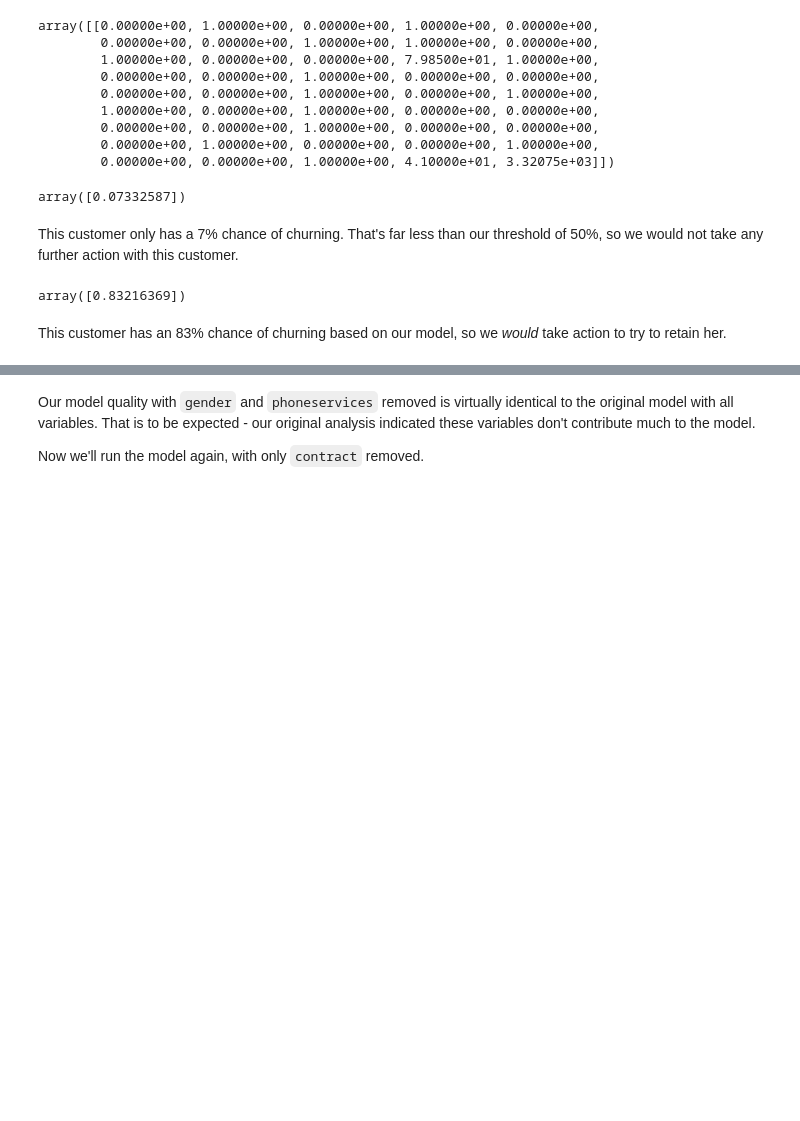
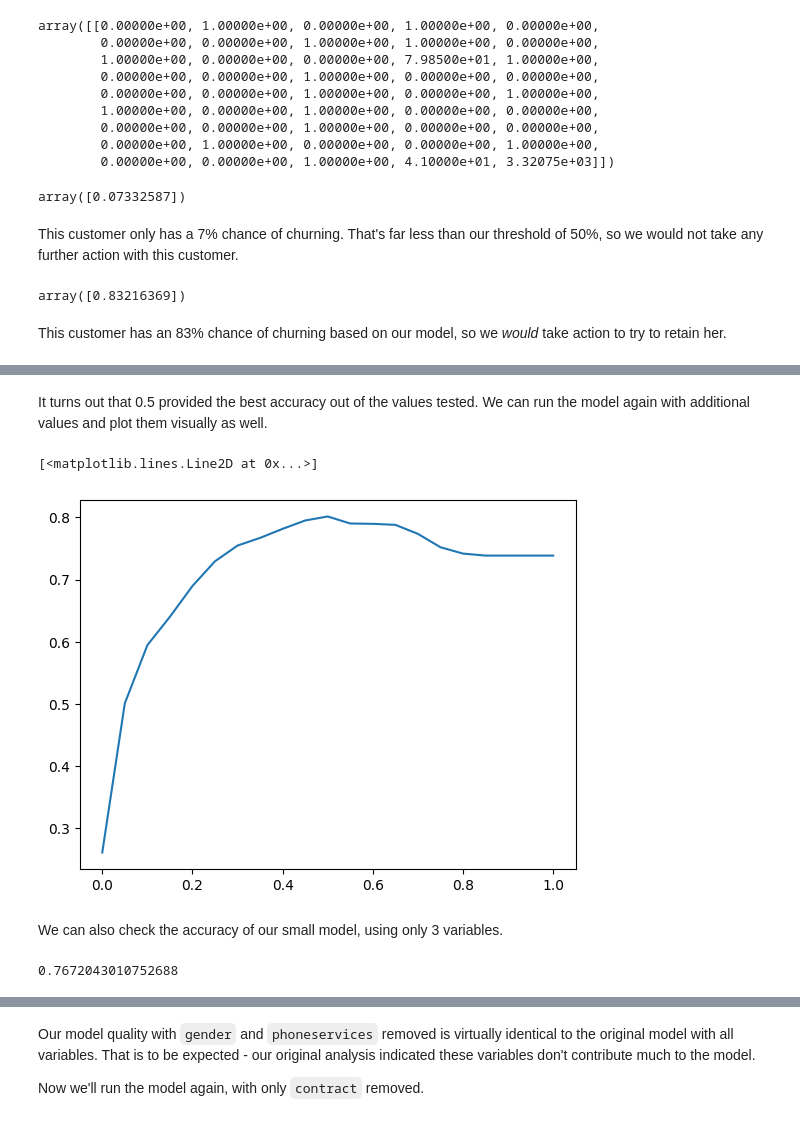
Before and after one commit to mbalexander19/telco_customer_churn, a Jupyter notebook: telco-customer-churn.ipynb, the cells around one changed output, grey strips where cells are left out. Drawn from its saved outputs; the diff is of its cells as text; code cells hidden in the pictures; blank space fills up the shorter version.

Commit message:
Added model accuracy, ROC, CV code

```diff
--- a/telco-customer-churn.ipynb
+++ b/telco-customer-churn.ipynb
@@ -718,0 +733,4 @@ This customer has an 83% chance of churning based on our model, so we *would* ta
+# %%
+y_pred = model.predict_proba(X_val)[:, 1]
+churn = y_pred >= 0.5
+(churn == y_val).mean()
@@ -718,0 +743,7 @@ This customer has an 83% chance of churning based on our model, so we *would* ta
+# %%
+thresholds = np.linspace(0, 1, 11)
+
+for t in thresholds:
+    churn = y_pred >= t
+    acc = accuracy_score(y_val, churn)
+    print(f'{t.round(1)}: {acc.round(3)}')
@@ -718,0 +762,27 @@ This customer has an 83% chance of churning based on our model, so we *would* ta
+# %% [markdown]
+It turns out that 0.5 provided the best accuracy out of the values tested. We can run the model again with additional values and plot them visually as well.
+# %%
+thresholds = np.linspace(0, 1, 21)
+
+accuracies = []
+
+for t in thresholds:
+    acc = accuracy_score(y_val, y_pred >= t)
+    accuracies.append(acc)
+
+plt.plot(thresholds, accuracies)
+# %% [output]
+[<matplotlib.lines.Line2D at 0x...>]
+[figure, added]
+# %% [markdown]
+We can also check the accuracy of our small model, using only 3 variables.
+# %%
+val_dict_small = df_val[small_subset].to_dict(orient = 'records')
+
+X_small_val = dv_small.transform(val_dict_small)
+y_pred_small = model_small.predict_proba(X_small_val)[:, 1]
+
+churn_small = y_pred_small >= 0.5
+accuracy_score(y_val, churn_small)
+# %% [output]
+0.7672043010752688
```
Also changed, not shown: parts of 56 cells of this notebook.
